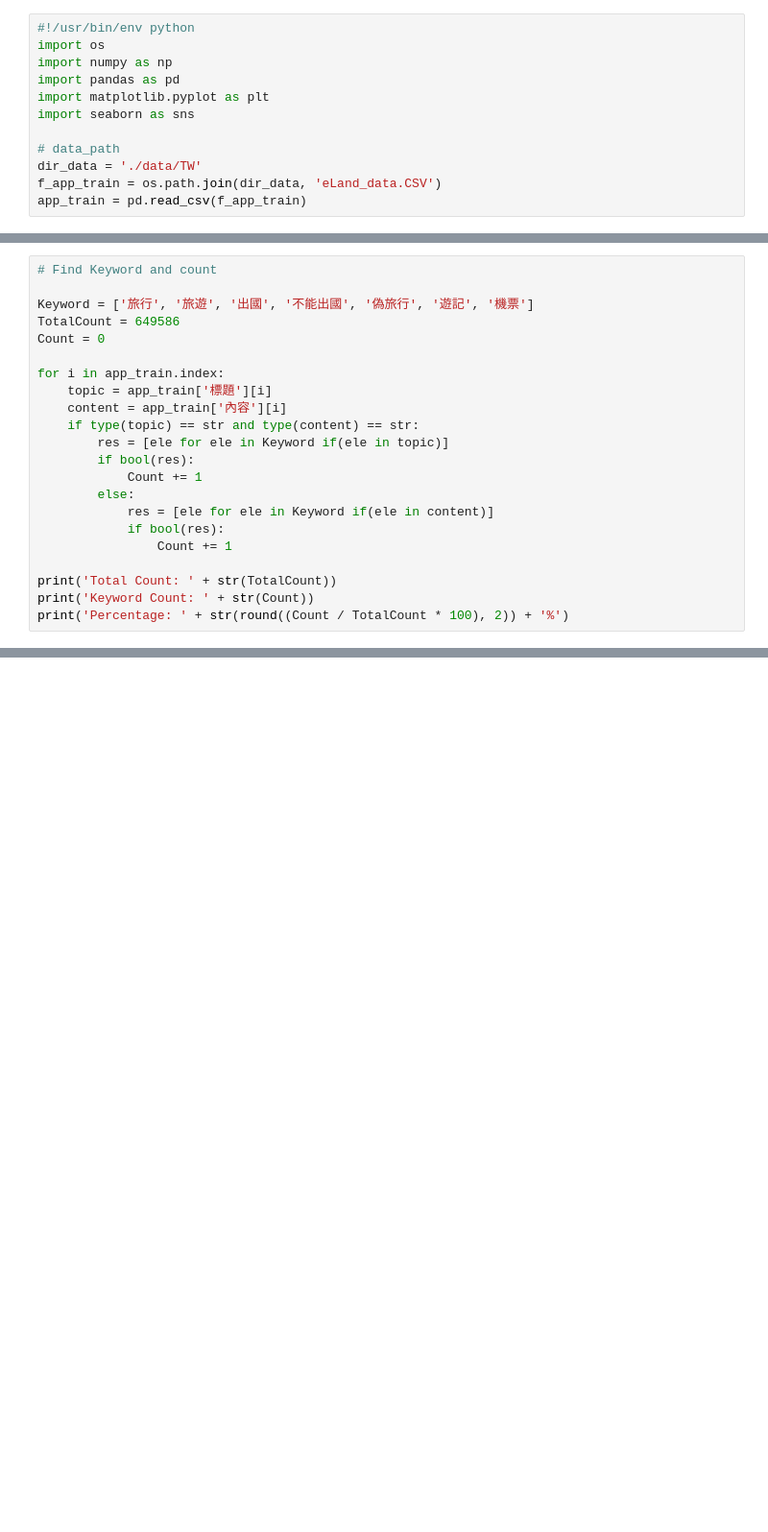
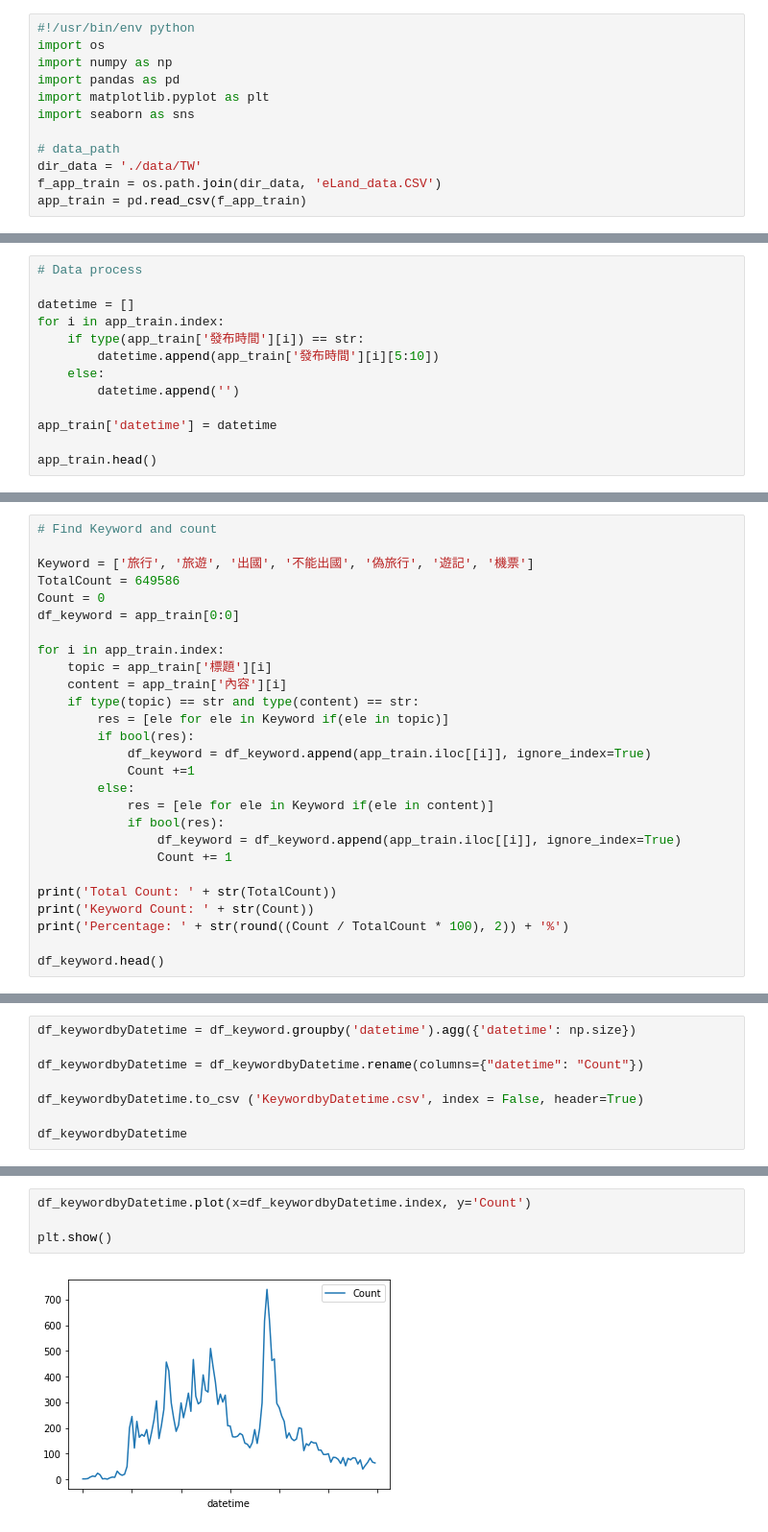
Before and after one commit to Ken0327/DataInnovation, a Jupyter notebook: eLand_data.ipynb, the cells around one changed output, grey strips where cells are left out. Shown at 96% size. Drawn from its saved outputs; the diff is of its cells as text; blank space fills up the shorter version.

Commit message:
plot eland data by datetime

```diff
--- a/eLand_data.ipynb
+++ b/eLand_data.ipynb
@@ -19,3 +19,16 @@ app_train.head()
 | 2 | #知識文#懶人包#冠狀病毒#SARS #武漢肺炎#中... | #知識文#懶人包#冠狀病毒#SARS #武漢肺炎<br />(以下... | 社群網站 | Facebook公開社團 > 彰化縣民對魏縣長建言交流討論區 | 2020/01/21 18:56:00 | 0.0 | L******* | 負面 | http://www.facebook.com/permalink... |
 | 3 | 【武漢肺炎6大必知防疫知識，何松穎醫師一次解析。】 開啟《今健康》... | (以下為轉貼文章)<br />【武漢肺炎6大必知防疫知識，何松穎醫... | 社群網站 | Facebook粉絲團 > 新聞挖挖哇粉絲團 | 2020/01/22 20:17:00 | 2.0 | 新聞挖挖哇粉絲團 | 中立 | http://www.facebook.com/permalink... |
 | 4 | https://www.youtube.com/watch?v=V... | https://www.youtube.com/watch?v=V... | 社群網站 | Facebook粉絲團 > 楊晨熙 | 2020/01/17 17:11:29 | 0.0 | 無作者資訊 | 中立 | http://www.facebook.com/permalink... |
+# %%
+# Data process
+
+datetime = []
+for i in app_train.index:
+    if type(app_train['發布時間'][i]) == str:
+        datetime.append(app_train['發布時間'][i][5:10])
+    else:
+        datetime.append('')
+
+app_train['datetime'] = datetime
+
+app_train.head()
@@ -39,6 +60,7 @@ dtype: int64
 Keyword = ['旅行', '旅遊', '出國', '不能出國', '偽旅行', '遊記', '機票']
 TotalCount = 649586
 Count = 0
+df_keyword = app_train[0:0]
 
 for i in app_train.index:
     topic = app_train['標題'][i]
@@ -46,15 +68,19 @@ for i in app_train.index:
     if type(topic) == str and type(content) == str:
         res = [ele for ele in Keyword if(ele in topic)]
         if bool(res):
-            Count += 1
+            df_keyword = df_keyword.append(app_train.iloc[[i]], ignore_index=True)
+            Count +=1
         else:
             res = [ele for ele in Keyword if(ele in content)]
             if bool(res):
+                df_keyword = df_keyword.append(app_train.iloc[[i]], ignore_index=True)
                 Count += 1
 
 print('Total Count: ' + str(TotalCount))
 print('Keyword Count: ' + str(Count))
 print('Percentage: ' + str(round((Count / TotalCount * 100), 2)) + '%')
+
+df_keyword.head()
 # %% [output]
 Total Count: 649586
 Keyword Count: 22041
@@ -61,0 +108,8 @@ Percentage: 3.39%
+# %%
+df_keywordbyDatetime = df_keyword.groupby('datetime').agg({'datetime': np.size})
+
+df_keywordbyDatetime = df_keywordbyDatetime.rename(columns={"datetime": "Count"})
+
+df_keywordbyDatetime.to_csv ('KeywordbyDatetime.csv', index = False, header=True)
+
+df_keywordbyDatetime
@@ -61,0 +136,6 @@ Percentage: 3.39%
+# %%
+df_keywordbyDatetime.plot(x=df_keywordbyDatetime.index, y='Count')
+
+plt.show()
+# %% [output]
+[figure, added]
```
Also changed, not shown: parts of 5 cells of this notebook, 1 other file.
